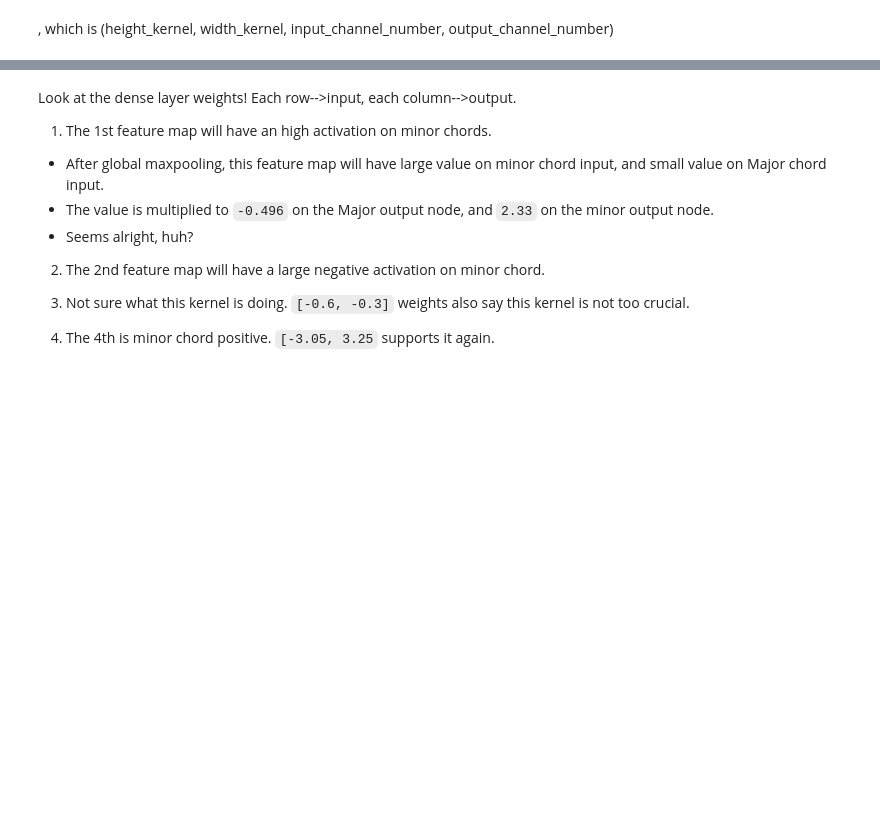
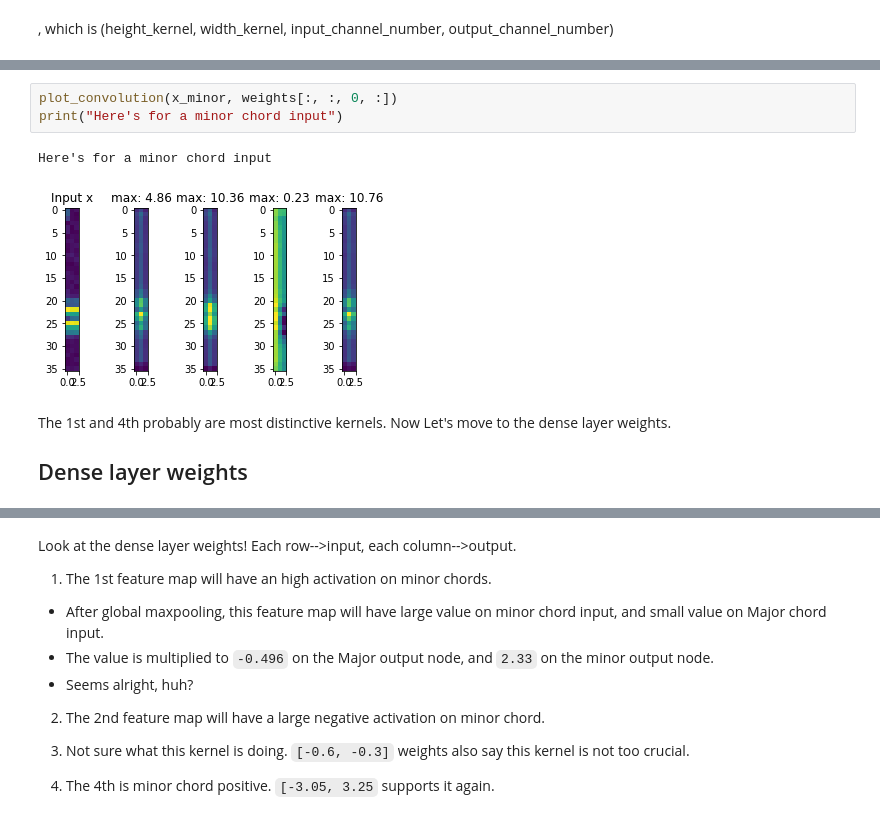
Before and after one commit to keunwoochoi/dl4mir, a Jupyter notebook: Example 2 - a chord recognition network with Convolutional layers.ipynb, the cells around one changed output, grey strips where cells are left out. Saved outputs shown, nothing was run; the diff lists cells and outputs as text; blank space fills up the shorter version.

```diff
--- a/Example 2 - a chord recognition network with Convolutional layers.ipynb
+++ b/Example 2 - a chord recognition network with Convolutional layers.ipynb
@@ -239,3 +274,13 @@ for i in range(4):
+# %%
+plot_convolution(x_minor, weights[:, :, 0, :])
+print("Here's for a minor chord input")
+# %% [output]
+Here's for a minor chord input
+[figure, added]
+# %% [markdown]
+The 1st and 4th probably are most distinctive kernels. Now Let's move to the dense layer weights.
+
+## Dense layer weights
 # %%
 dense_weights = model.get_weights()[1]
 print(dense_weights)
```
Also changed, not shown: parts of 11 cells of this notebook.
